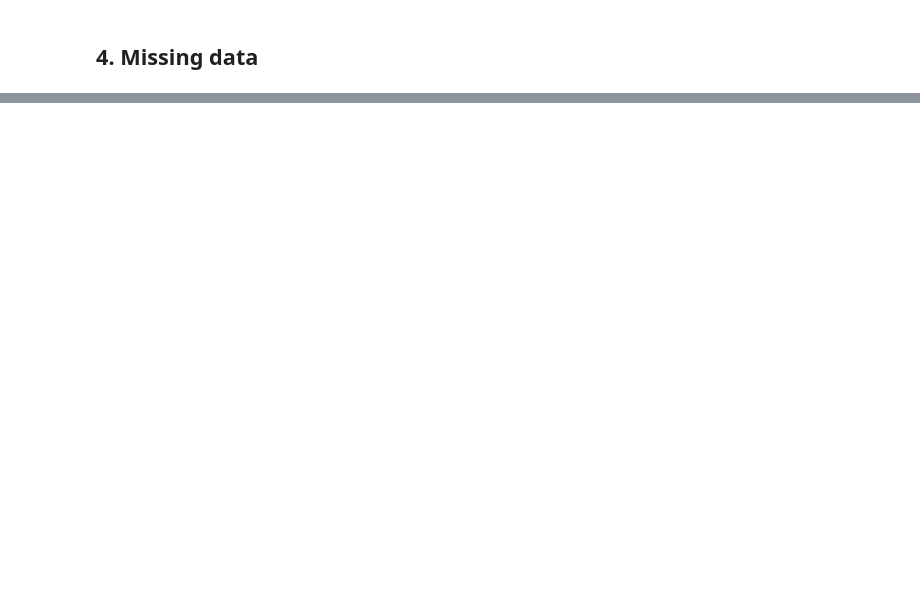
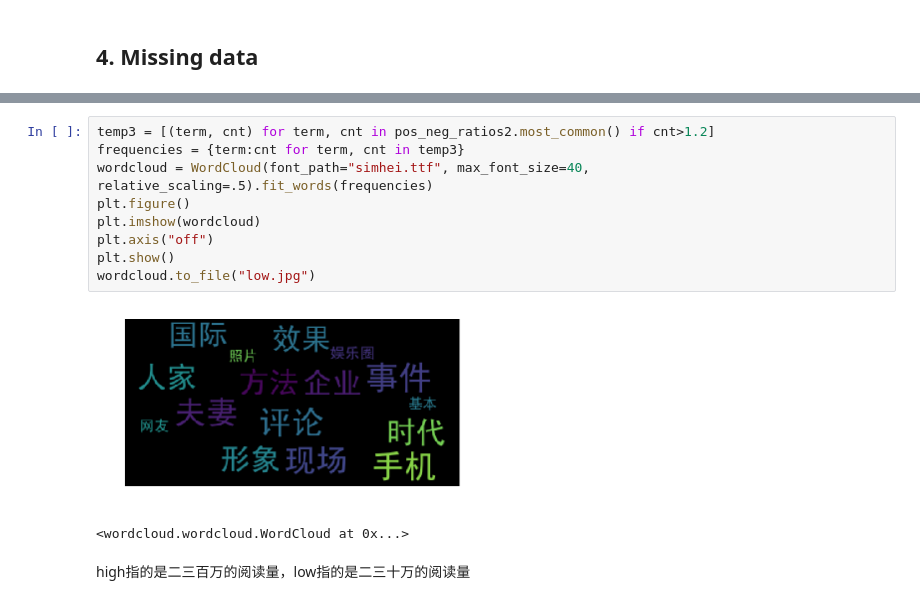
Before and after one commit to mediaProduct2017/text-reco, a Jupyter notebook: reco.ipynb, the cells around one changed output, grey strips where cells are left out. Saved outputs shown, nothing was run; the diff lists cells and outputs as text; blank space fills up the shorter version.

```diff
--- a/reco.ipynb
+++ b/reco.ipynb
@@ -215,0 +686,14 @@ print(' '.join(tags))
+# %%
+temp3 = [(term, cnt) for term, cnt in pos_neg_ratios2.most_common() if cnt>1.2]
+frequencies = {term:cnt for term, cnt in temp3}
+wordcloud = WordCloud(font_path="simhei.ttf", max_font_size=40, relative_scaling=.5).fit_words(frequencies)
+plt.figure()
+plt.imshow(wordcloud)
+plt.axis("off")
+plt.show()
+wordcloud.to_file("low.jpg")
+# %% [output]
+[figure, added]
+<wordcloud.wordcloud.WordCloud at 0x...>
+# %% [markdown]
+high指的是二三百万的阅读量，low指的是二三十万的阅读量
```
Also changed, not shown: parts of 51 cells of this notebook.
